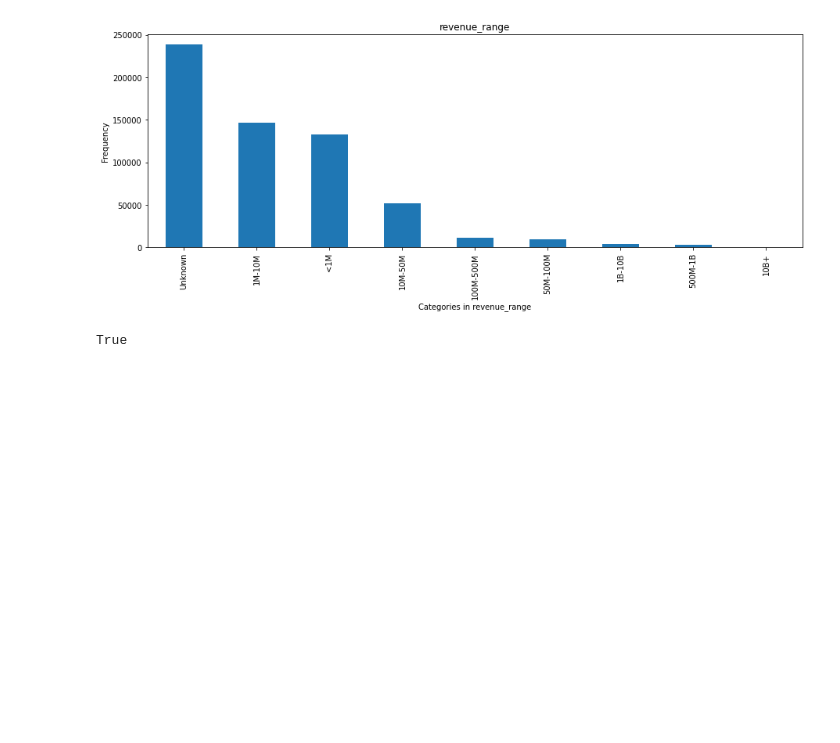
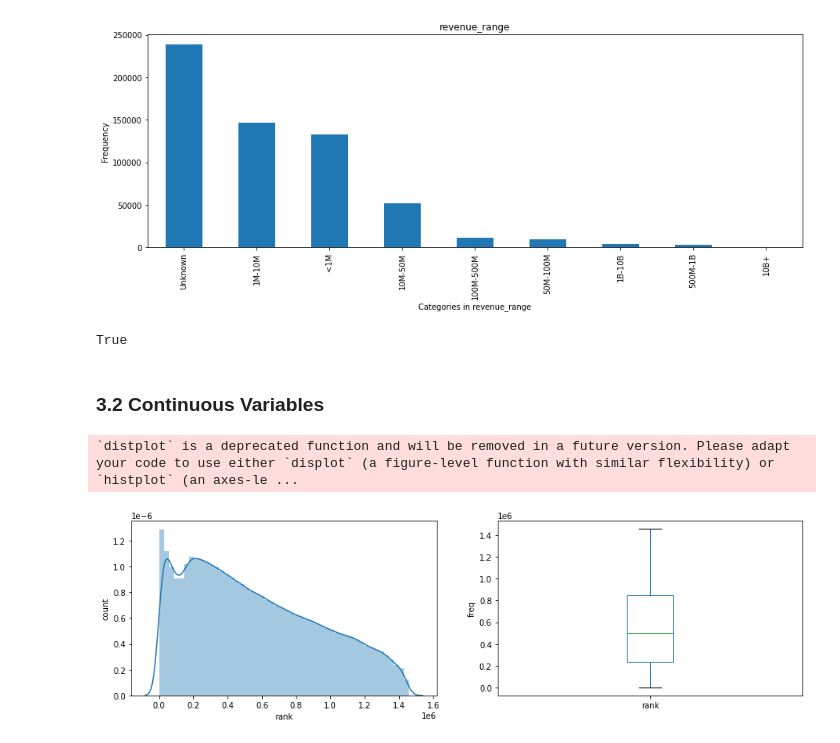
Before and after one commit to mohit-bags/BERT-Notebooks, a Jupyter notebook: Company Sector Determination(Text Classification)/shubham_v1.ipynb, the cells around one changed output. Saved outputs shown, nothing was run; the diff lists cells and outputs as text; code cells hidden in the pictures; blank space fills up the shorter version.

```diff
--- a/Company Sector Determination(Text Classification)/shubham_v1.ipynb
+++ b/Company Sector Determination(Text Classification)/shubham_v1.ipynb
@@ -564,3 +477,23 @@ Name: revenue_range, dtype: float64
  ****** Bar Graph for - revenue_range ******
 [figure]
 True
+# %% [markdown]
+### 3.2 Continuous Variables
+# %%
+def get_histogram_boxplot(df, column_name_cont,x_label,y_label,y_label_box):
+    plt.figure(1)
+    plt.subplot(121)
+    sns.distplot(df[column_name_cont]);
+    plt.xlabel(x_label)
+    plt.ylabel(y_label)
+    plt.subplot(122)
+    df[column_name_cont].plot.box(figsize=(15,4))
+#     plt.xlabel(x_label_box)
+    plt.ylabel(y_label_box)
+    plt.show()
+# %%
+# rank
+get_histogram_boxplot(data, "rank","rank","count","freq")
+# %% [output]
+`distplot` is a deprecated function and will be removed in a future version. Please adapt your code to use either `displot` (a figure-level function with similar flexibility) or `histplot` (an axes-le ...
+[figure, added]
```
Also changed, not shown: parts of 50 cells of this notebook, 3 other files.
